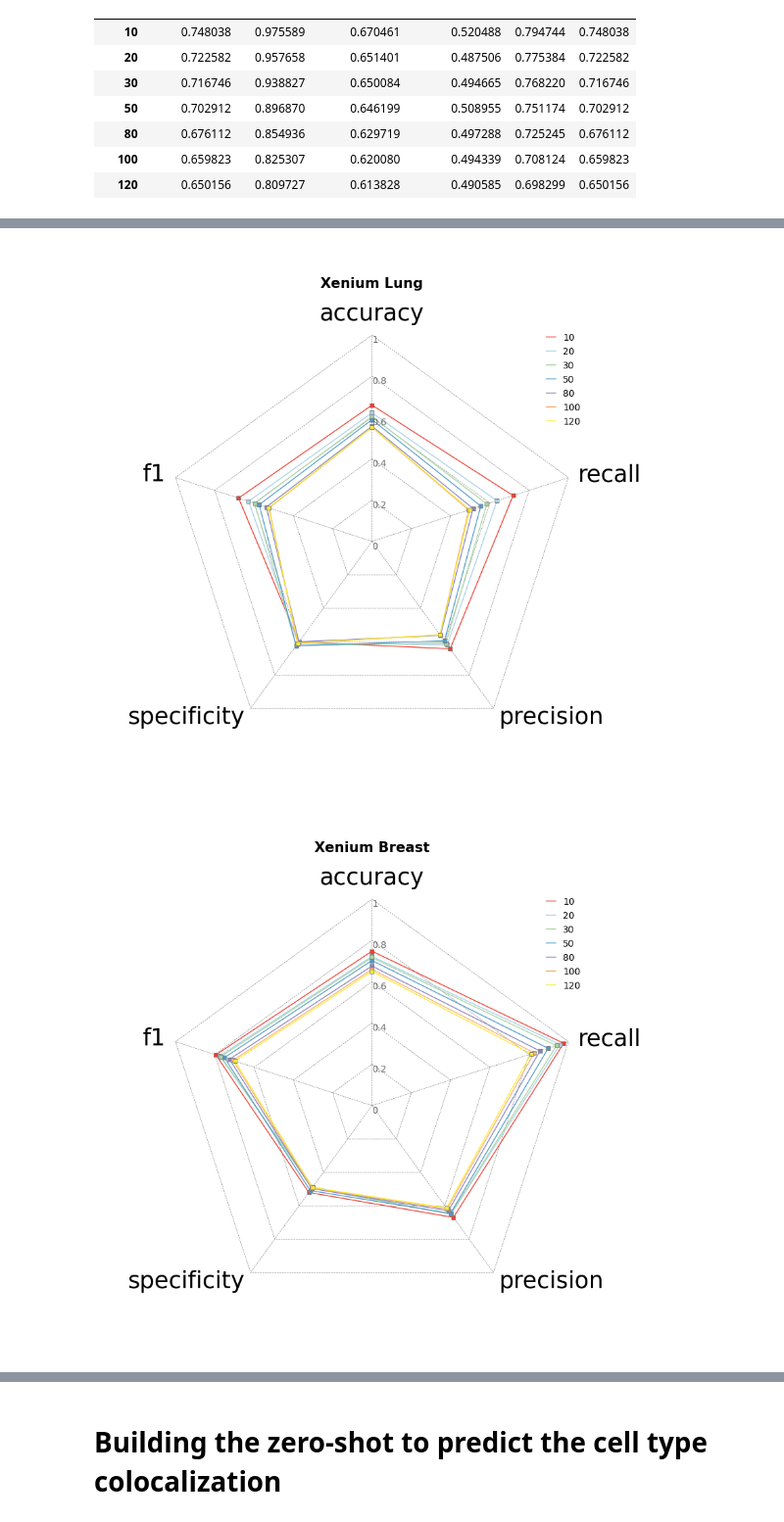
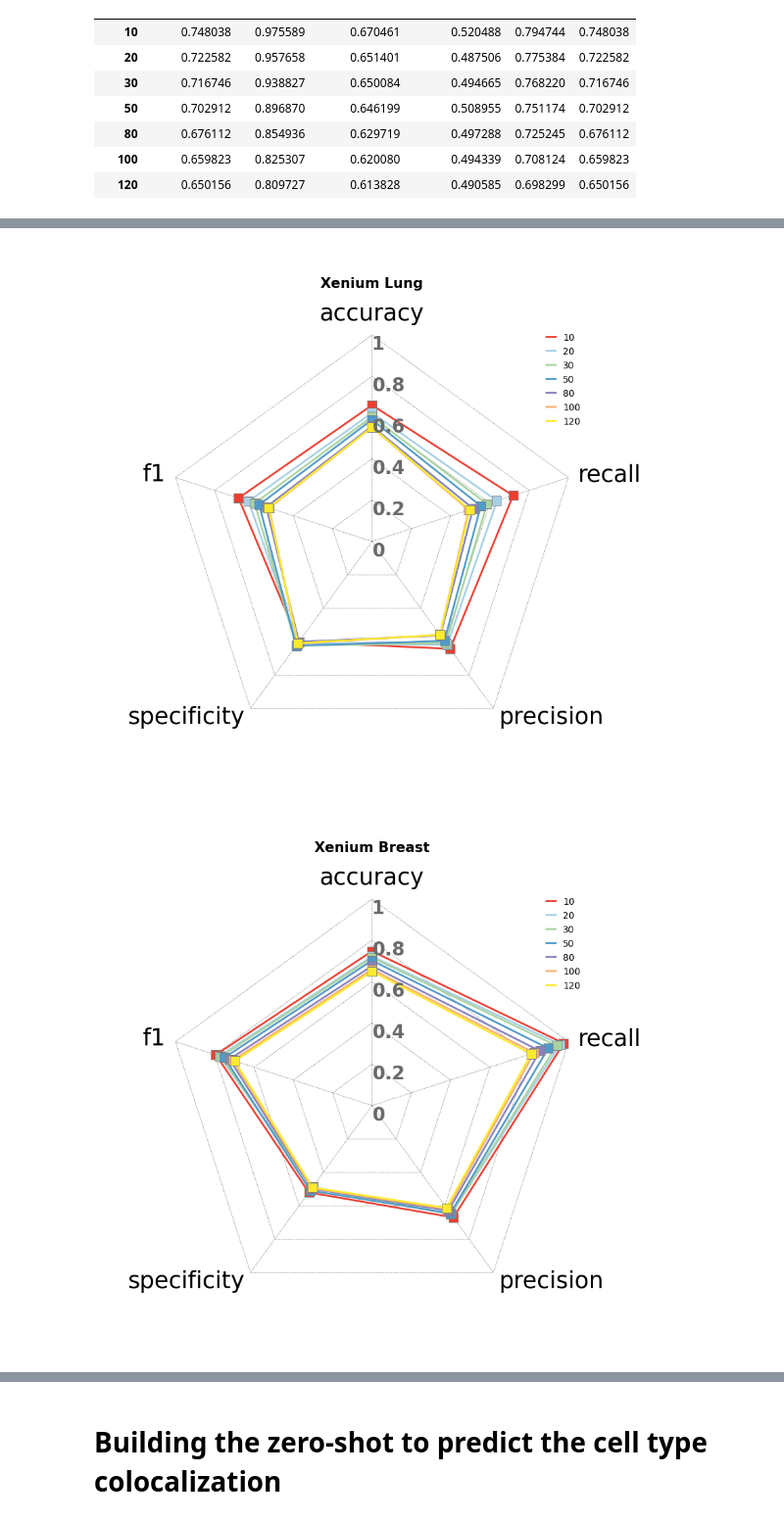
Before and after one commit to TerminatorJ/Spatialformer, a Jupyter notebook: downstream/cell_cell_communication/cell_cell_communication_zero_shot_cross_slide.ipynb, the cells around one changed output, grey strips where cells are left out. Shown at 98% size. Cells and saved outputs as stored; diff of their text form; code cells hidden in the pictures.

```diff
--- a/downstream/cell_cell_communication/cell_cell_communication_zero_shot_cross_slide.ipynb
+++ b/downstream/cell_cell_communication/cell_cell_communication_zero_shot_cross_slide.ipynb
@@ -117,7 +135,15 @@ Mf_Lung.index = Mf_Lung.index.astype(str)
 Mf_Colon.index = Mf_Colon.index.astype(str)
 Xe_CRC.index = Xe_CRC.index.astype(str)
 Xe_Lung.index = Xe_Lung.index.astype(str)
-Xe_Breast.index = Xe_Lung.index.astype(str)
+Xe_Breast.index = Xe_Breast.index.astype(str)
+
+Mf_Breast_few_10k.index = Mf_Breast_few_10k.index.astype(str)
+Mf_Lung_few_10k.index = Mf_Lung_few_10k.index.astype(str)
+Mf_Colon_few_10k.index = Mf_Colon_few_10k.index.astype(str)
+
+Mf_Breast_few_100k.index = Mf_Breast_few_100k.index.astype(str)
+Mf_Lung_few_100k.index = Mf_Lung_few_100k.index.astype(str)
+Mf_Colon_few_100k.index = Mf_Colon_few_100k.index.astype(str)
 # %%
 Xe_Breast
 # %% [output]
@@ -157,15 +225,10 @@ Xe_Lung.columns = Xe_Lung.columns.map(lambda x: x.replace("test_",""))
 # %%
-from pycirclize import Circos
-import pandas as pd
-
-
-# Initialize Circos instance for radar chart plot
 circos = Circos.radar_chart(
     Xe_Lung,
     vmax=1,
     vmin=0,
     bg_color="white",
-    marker_size=4,
+    marker_size=10,
     circular=False,
     fill=False,
     grid_interval_ratio=0.2,
@@ -179,58 +242,48 @@ circos = Circos.radar_chart(
         str(120): "#FBEA2E",
     },
     label_kws_handler=lambda _: dict(size=25),
-    line_kws_handler=lambda _: dict(lw=1, ls="solid"),
-    marker_kws_handler=lambda _: dict(marker="s", ec="grey", lw=0.5)
+    line_kws_handler=lambda _: dict(lw=2, ls="solid"),
+    marker_kws_handler=lambda _: dict(marker="s", ec="grey", lw=0.5),
+    grid_label_kws=dict(size=20, weight="bold")
 )
 circos.text("Xenium Lung", r=125, size=15, weight="bold")
-
-# Now it's safe to access circos.ax to customize the plot
-# custom_grid_values = [0.2, 0.4, 0.6, 0.8, 1.0]
-
 
 # Plot figure & set legend on upper right
 fig = circos.plotfig()
 _ = circos.ax.legend(loc="upper right")
-fig.savefig("/scratch/project_465001820/Spatialformer/downstream/cell_cell_communication/figures/Xenium_Lung.png", dpi=300)
+fig.savefig("/scratch/project_465001820/Spatialformer/downstream/cell_cell_communication/figures/Xenium_Lung2.png", dpi=300)
 # %% [output]
-[figure, old version]
+[figure, new version]
 # %%
-from pycirclize import Circos
-import pandas as pd
-
-
 # Initialize Circos instance for radar chart plot
 circos = Circos.radar_chart(
     Xe_Breast,
     vmax=1,
     vmin=0,
     bg_color="white",
-    marker_size=4,
+    marker_size=10,
     circular=False,
     fill=False,
     grid_interval_ratio=0.2,
     cmap={
         str(10): "#EC3E31",
         str(20): "#A6D0E6",
         str(30): "#A8D3A0",
         str(50): "#4F99C9",
         str(80): "#8582BD",
         str(100): "#F8B072",
         str(120): "#FBEA2E",
     },
     label_kws_handler=lambda _: dict(size=25),
-    line_kws_handler=lambda _: dict(lw=1, ls="solid"),
-    marker_kws_handler=lambda _: dict(marker="s", ec="grey", lw=0.5)
+    line_kws_handler=lambda _: dict(lw=2, ls="solid"),
+    marker_kws_handler=lambda _: dict(marker="s", ec="grey", lw=0.5),
+    grid_label_kws=dict(size=20, weight="bold")
 )
 circos.text("Xenium Breast", r=125, size=15, weight="bold")
-
-# Now it's safe to access circos.ax to customize the plot
-# custom_grid_values = [0.2, 0.4, 0.6, 0.8, 1.0]
-
 
 # Plot figure & set legend on upper right
 fig = circos.plotfig()
 _ = circos.ax.legend(loc="upper right")
-fig.savefig("/scratch/project_465001820/Spatialformer/downstream/cell_cell_communication/figures/Xenium_Breast.png", dpi=300)
+fig.savefig("/scratch/project_465001820/Spatialformer/downstream/cell_cell_communication/figures/Xenium_Breast2.png", dpi=300)
 # %% [output]
-[figure, old version]
+[figure, new version]
```
Also changed, not shown: parts of 12 cells of this notebook, 29 other files.
